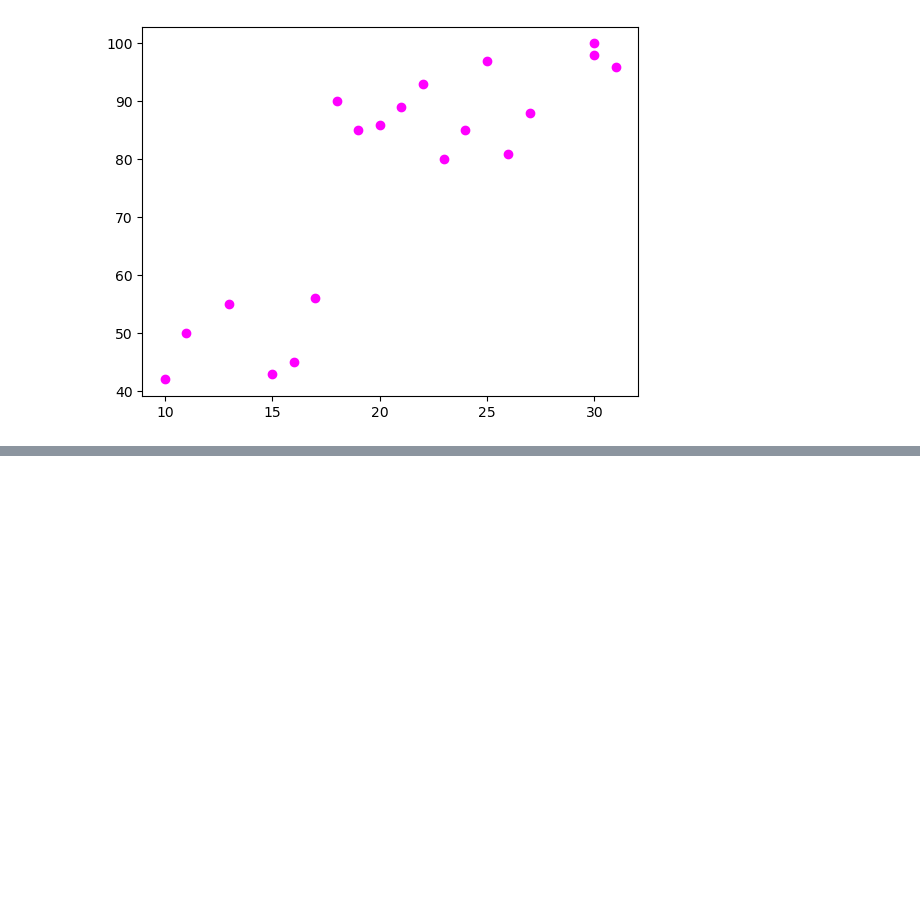
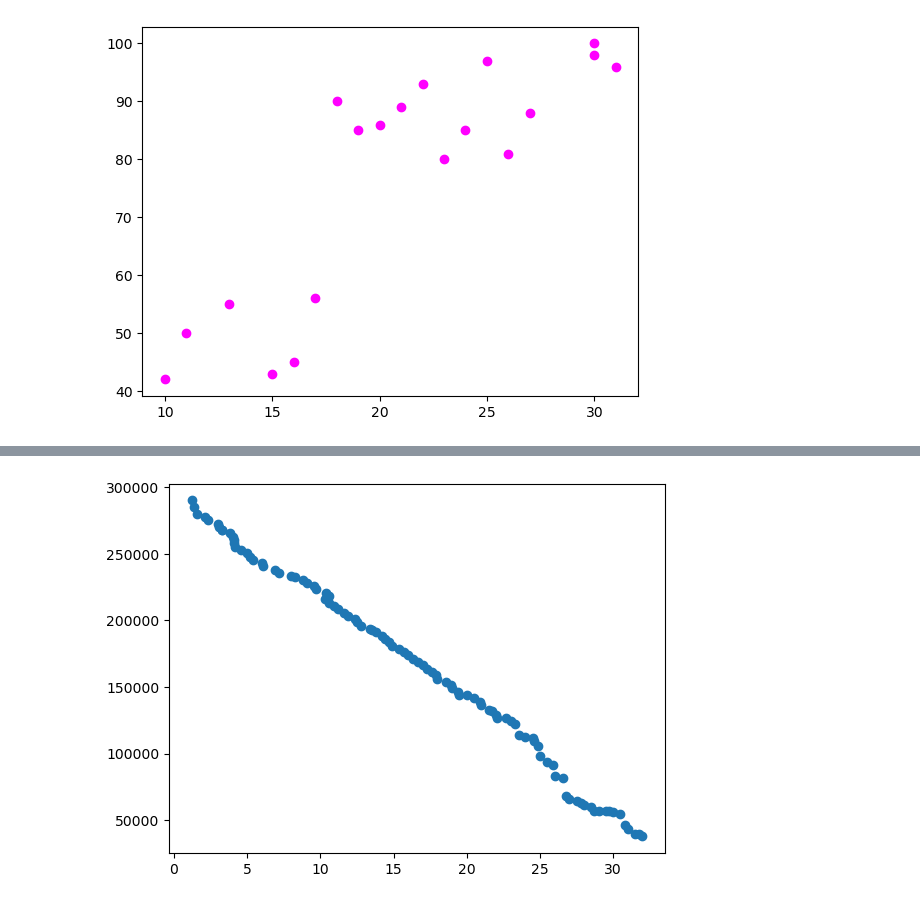
Before and after one commit to shankar1R/AI-ML, a Jupyter notebook: ML practies.ipynb, the cells around one changed output, grey strips where cells are left out. Saved outputs shown, nothing was run; the diff lists cells and outputs as text; code cells hidden in the pictures; blank space fills up the shorter version.

```diff
--- a/ML practies.ipynb
+++ b/ML practies.ipynb
@@ -33,0 +213,19 @@ plt.show()
+# %%
+import matplotlib.pyplot as plt
+import pandas as pd
+from sklearn.linear_model import LinearRegression
+from sklearn.model_selection import train_test_split
+import plotly.express as pl
+
+df= pd.read_csv("E:\AI&ML\Exel sheets\Salary_dataset.csv")
+df
+
+df.info()
+df.describe()
+df.shape
+df.isnull()
+
+x=df.drop(["Years_Experience"], axis=1)
+y=df.drop(["Salary"],axis=1)
+
+x_train,x_test,y_train,y_test=train_test_split(x,y,test_size=0.2)
@@ -33,0 +255,7 @@ plt.show()
+# %%
+plt.scatter(x=df["Years_Experience"],
+            y=df["Salary"],)
+
+plt.show()
+# %% [output]
+[figure, added]
```
Also changed, not shown: parts of 14 cells of this notebook, 5 other files.
